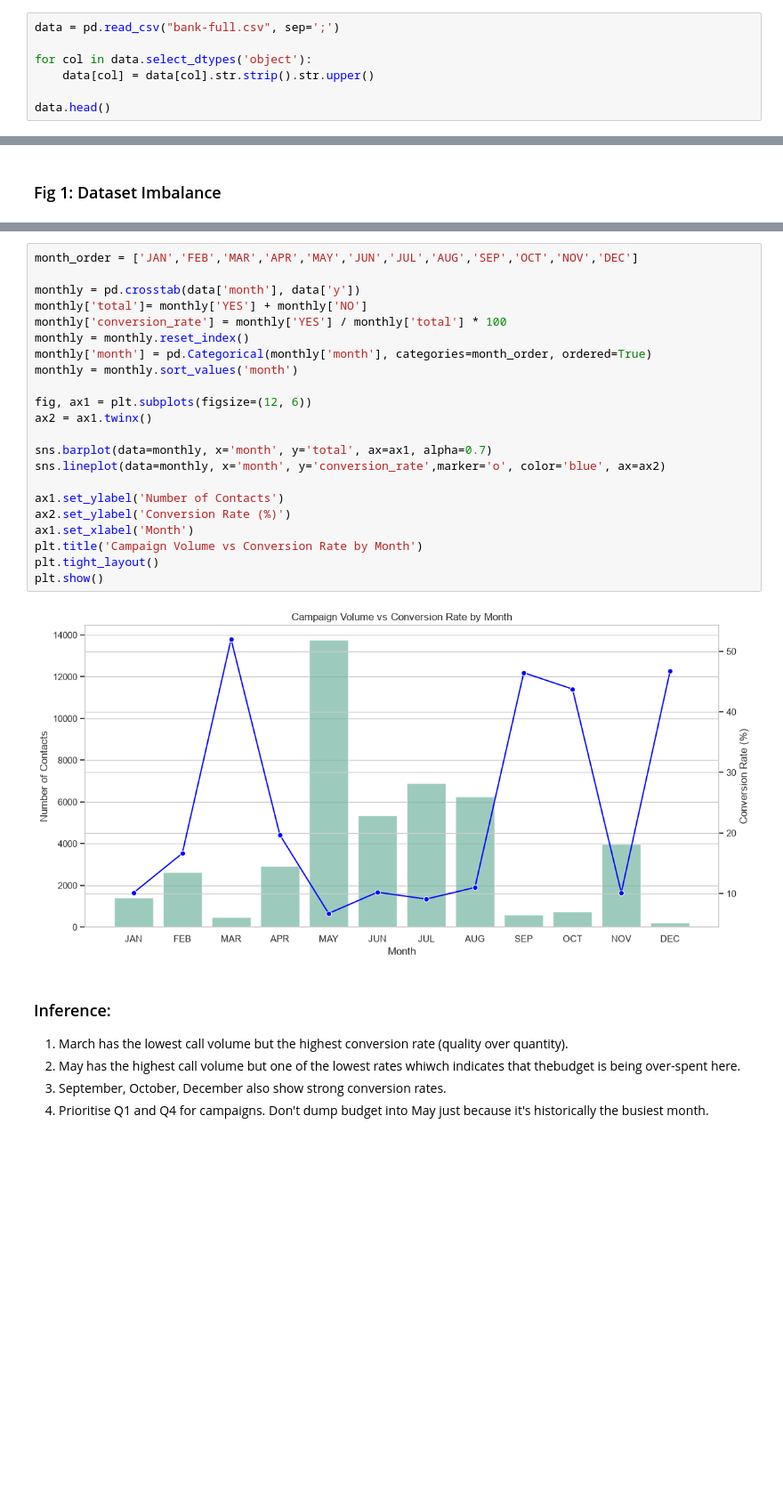
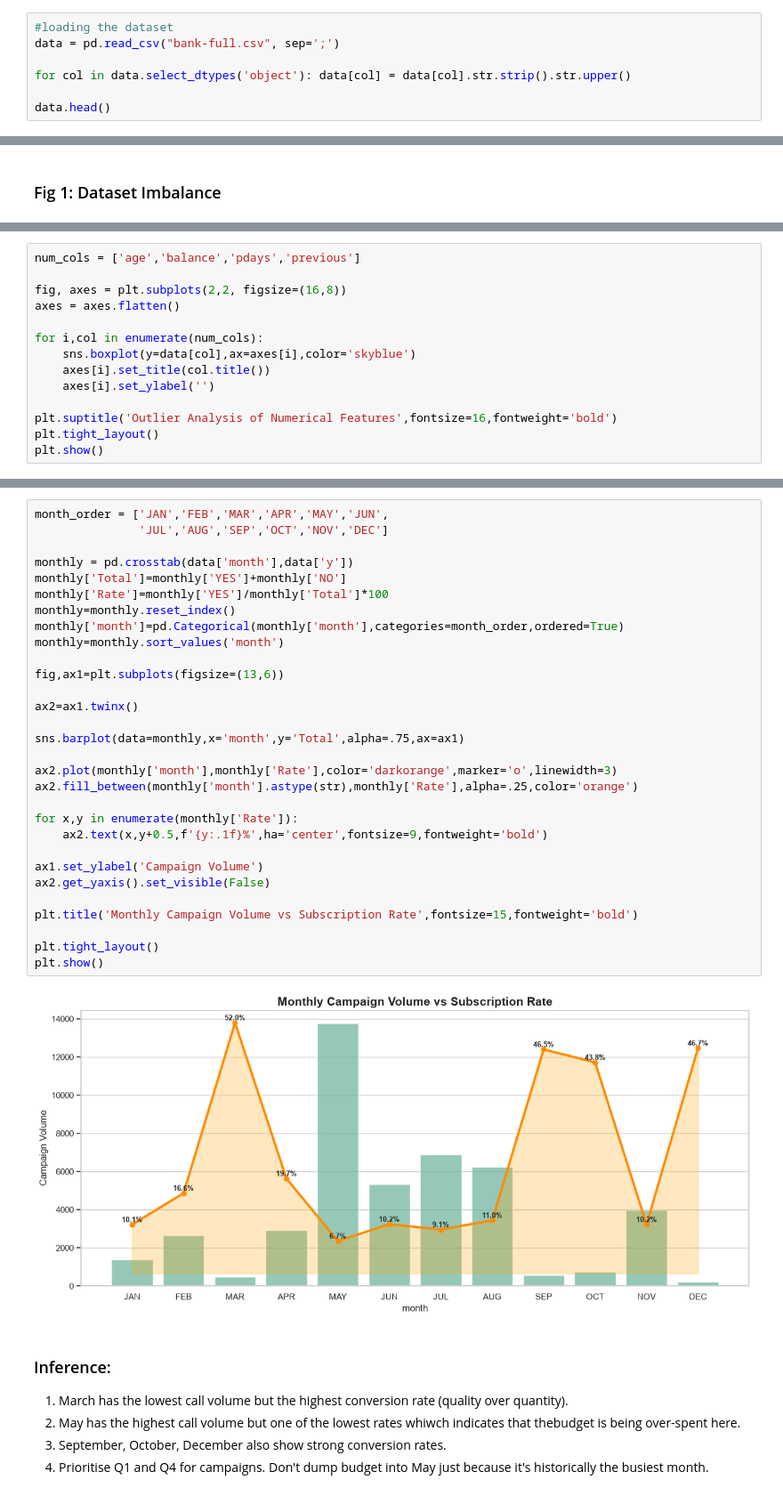
Before and after one commit to AsmiShirkeSamant/BANK-TERM-DEPOSIT-SUBSCRIPTION-PREDICTION, a Jupyter notebook: Propensity_v2.ipynb, the cells around one changed output, grey strips where cells are left out. Shown at 89% size. Drawn from its saved outputs; the diff is of its cells as text; blank space fills up the shorter version.

```diff
--- a/Propensity_v2.ipynb
+++ b/Propensity_v2.ipynb
@@ -67,8 +71,8 @@ Libraries loaded.
 # %%
+#loading the dataset
 data = pd.read_csv("bank-full.csv", sep=';')
 
-for col in data.select_dtypes('object'):
-    data[col] = data[col].str.strip().str.upper()
+for col in data.select_dtypes('object'): data[col] = data[col].str.strip().str.upper()
 
 data.head()
 # %% [output]
@@ -219,0 +233,14 @@ plt.show()
+# %%
+num_cols = ['age','balance','pdays','previous']
+
+fig, axes = plt.subplots(2,2, figsize=(16,8))
+axes = axes.flatten()
+
+for i,col in enumerate(num_cols):
+    sns.boxplot(y=data[col],ax=axes[i],color='skyblue')
+    axes[i].set_title(col.title())
+    axes[i].set_ylabel('')
+
+plt.suptitle('Outlier Analysis of Numerical Features',fontsize=16,fontweight='bold')
+plt.tight_layout()
+plt.show()
@@ -312,27 +337,35 @@ plt.show()
 # %%
-month_order = ['JAN','FEB','MAR','APR','MAY','JUN','JUL','AUG','SEP','OCT','NOV','DEC']
+month_order = ['JAN','FEB','MAR','APR','MAY','JUN',
+               'JUL','AUG','SEP','OCT','NOV','DEC']
 
-monthly = pd.crosstab(data['month'], data['y'])
-monthly['total']= monthly['YES'] + monthly['NO']
-monthly['conversion_rate'] = monthly['YES'] / monthly['total'] * 100
-monthly = monthly.reset_index()
-monthly['month'] = pd.Categorical(monthly['month'], categories=month_order, ordered=True)
-monthly = monthly.sort_values('month')
+monthly = pd.crosstab(data['month'],data['y'])
+monthly['Total']=monthly['YES']+monthly['NO']
+monthly['Rate']=monthly['YES']/monthly['Total']*100
+monthly=monthly.reset_index()
+monthly['month']=pd.Categorical(monthly['month'],categories=month_order,ordered=True)
+monthly=monthly.sort_values('month')
 
-fig, ax1 = plt.subplots(figsize=(12, 6))
-ax2 = ax1.twinx()
+fig,ax1=plt.subplots(figsize=(13,6))
 
-sns.barplot(data=monthly, x='month', y='total', ax=ax1, alpha=0.7)
-sns.lineplot(data=monthly, x='month', y='conversion_rate',marker='o', color='blue', ax=ax2)
+ax2=ax1.twinx()
 
-ax1.set_ylabel('Number of Contacts')
-ax2.set_ylabel('Conversion Rate (%)')
-ax1.set_xlabel('Month')
-plt.title('Campaign Volume vs Conversion Rate by Month')
+sns.barplot(data=monthly,x='month',y='Total',alpha=.75,ax=ax1)
+
+ax2.plot(monthly['month'],monthly['Rate'],color='darkorange',marker='o',linewidth=3)
+ax2.fill_between(monthly['month'].astype(str),monthly['Rate'],alpha=.25,color='orange')
+
+for x,y in enumerate(monthly['Rate']):
+    ax2.text(x,y+0.5,f'{y:.1f}%',ha='center',fontsize=9,fontweight='bold')
+
+ax1.set_ylabel('Campaign Volume')
+ax2.get_yaxis().set_visible(False)
+
+plt.title('Monthly Campaign Volume vs Subscription Rate',fontsize=15,fontweight='bold')
+
 plt.tight_layout()
 plt.show()
 # %% [output]
-[figure, old version]
+[figure, new version]
 # %% [markdown]
 ### Inference:
 1. March has the lowest call volume but the highest conversion rate (quality over quantity).
```
Also changed, not shown: parts of 32 cells of this notebook, 11 other files.
